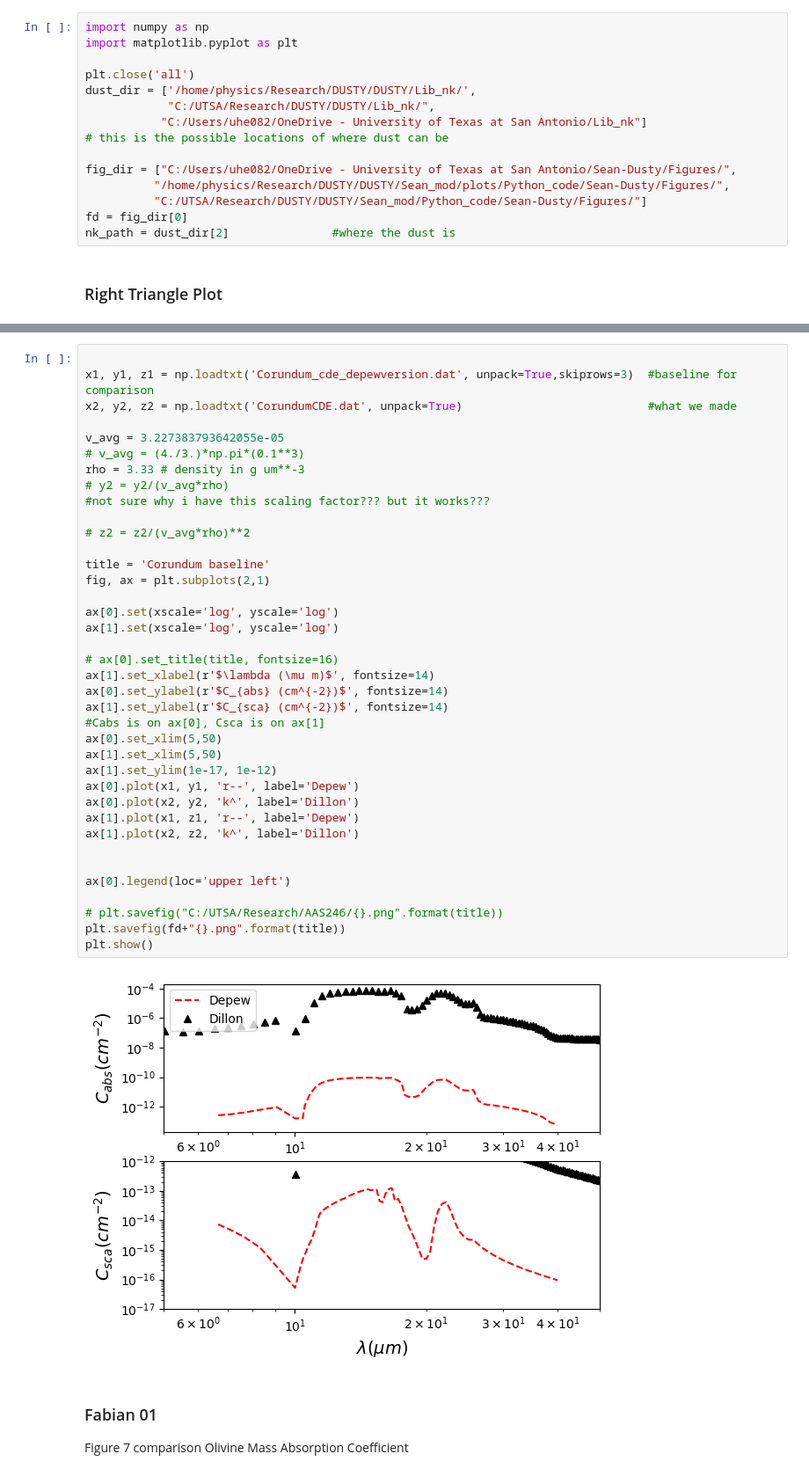
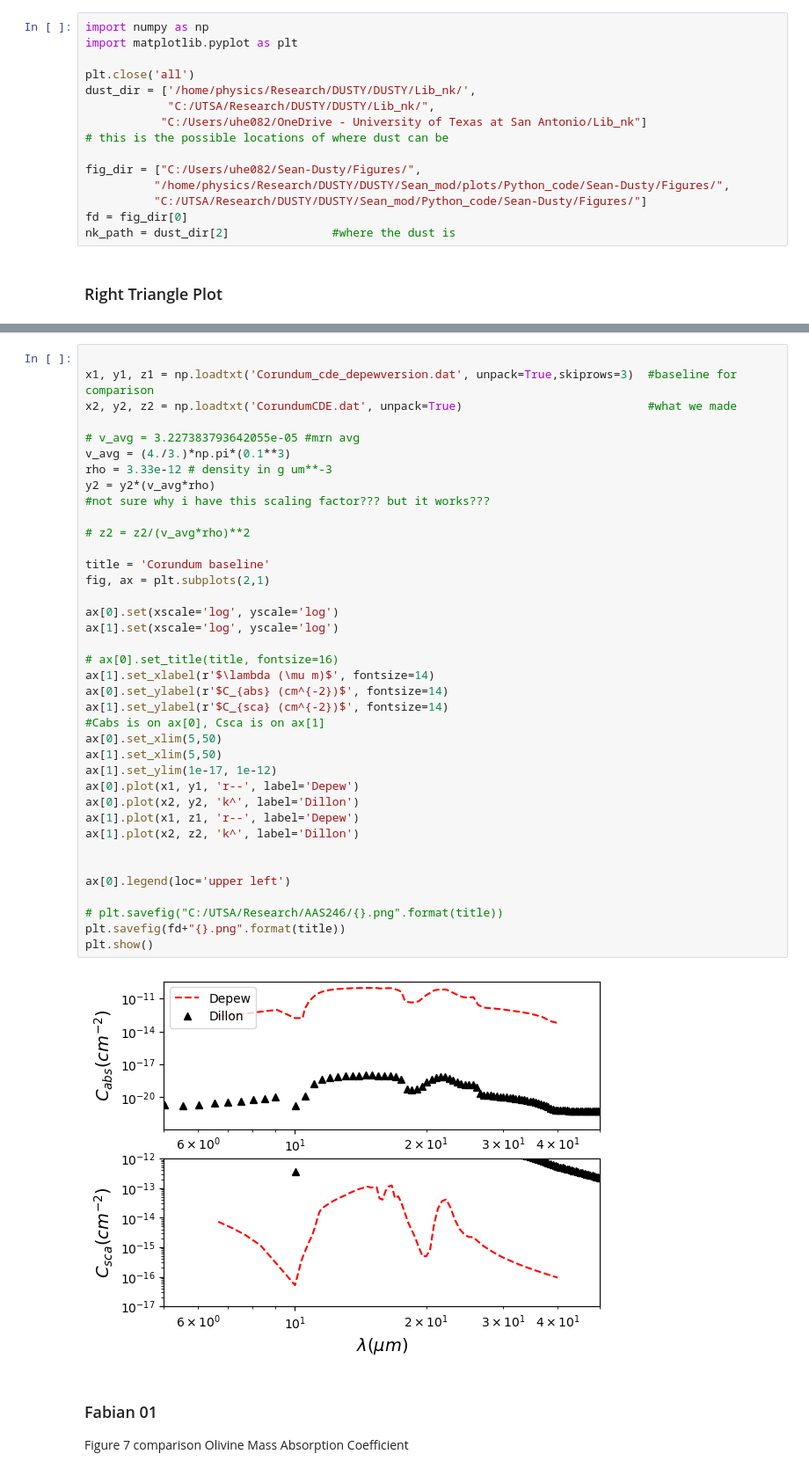
Before and after one commit to astroseandillon/Sean-Dusty, a Jupyter notebook: plot factory.ipynb, the cells around one changed output, grey strips where cells are left out. Shown at 88% size. Cells and saved outputs as stored; diff of their text form.

Commit message:
more updates on plots

```diff
--- a/plot factory.ipynb
+++ b/plot factory.ipynb
@@ -10,7 +10,7 @@ dust_dir = ['/home/physics/Research/DUSTY/DUSTY/Lib_nk/',
            "C:/Users/uhe082/OneDrive - University of Texas at San Antonio/Lib_nk"]
 # this is the possible locations of where dust can be
 
-fig_dir = ["C:/Users/uhe082/OneDrive - University of Texas at San Antonio/Sean-Dusty/Figures/",
+fig_dir = ["C:/Users/uhe082/Sean-Dusty/Figures/",
           "/home/physics/Research/DUSTY/DUSTY/Sean_mod/plots/Python_code/Sean-Dusty/Figures/",
           "C:/UTSA/Research/DUSTY/DUSTY/Sean_mod/Python_code/Sean-Dusty/Figures/"]
 fd = fig_dir[0]
@@ -106,41 +107,41 @@ plt.show()
 x1, y1, z1 = np.loadtxt('Corundum_cde_depewversion.dat', unpack=True,skiprows=3)  #baseline for comparison
 x2, y2, z2 = np.loadtxt('CorundumCDE.dat', unpack=True)                           #what we made
 
-v_avg = 3.227383793642055e-05
-# v_avg = (4./3.)*np.pi*(0.1**3)
-rho = 3.33 # density in g um**-3
-# y2 = y2/(v_avg*rho)
+# v_avg = 3.227383793642055e-05 #mrn avg
+v_avg = (4./3.)*np.pi*(0.1**3)
+rho = 3.33e-12 # density in g um**-3
+y2 = y2*(v_avg*rho)
 #not sure why i have this scaling factor??? but it works???
 
 # z2 = z2/(v_avg*rho)**2
 
 title = 'Corundum baseline'
 fig, ax = plt.subplots(2,1)
 
 ax[0].set(xscale='log', yscale='log')
 ax[1].set(xscale='log', yscale='log')
 
 # ax[0].set_title(title, fontsize=16)
 ax[1].set_xlabel(r'$\lambda (\mu m)$', fontsize=14)
 ax[0].set_ylabel(r'$C_{abs} (cm^{-2})$', fontsize=14)
 ax[1].set_ylabel(r'$C_{sca} (cm^{-2})$', fontsize=14)
 #Cabs is on ax[0], Csca is on ax[1]
 ax[0].set_xlim(5,50)
 ax[1].set_xlim(5,50)
 ax[1].set_ylim(1e-17, 1e-12)
 ax[0].plot(x1, y1, 'r--', label='Depew')
 ax[0].plot(x2, y2, 'k^', label='Dillon')
 ax[1].plot(x1, z1, 'r--', label='Depew')
 ax[1].plot(x2, z2, 'k^', label='Dillon')
 
 
 ax[0].legend(loc='upper left')
 
 # plt.savefig("C:/UTSA/Research/AAS246/{}.png".format(title))
 plt.savefig(fd+"{}.png".format(title))
 plt.show()
 # %% [output]
-[figure, old version]
+[figure, new version]
 # %% [markdown]
 ### Fabian 01
 
```
Also changed, not shown: parts of 4 cells of this notebook, 1 other file.
